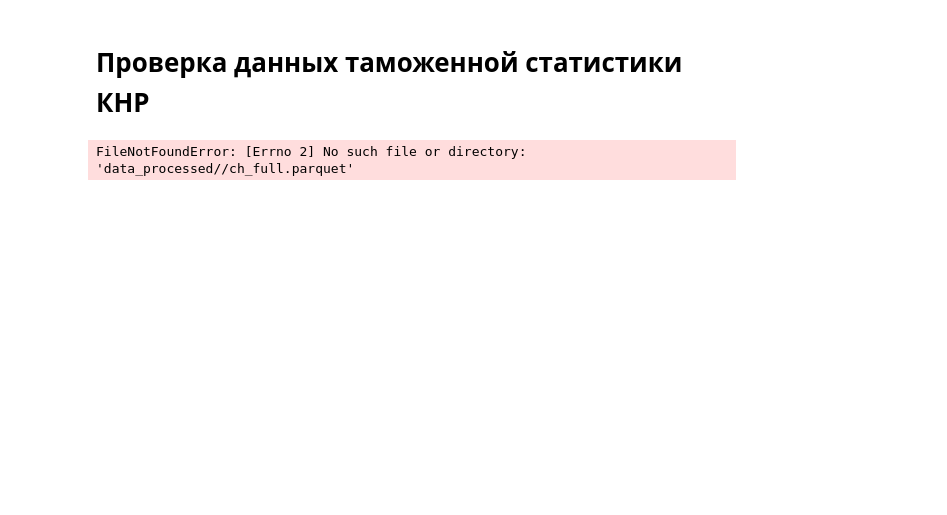
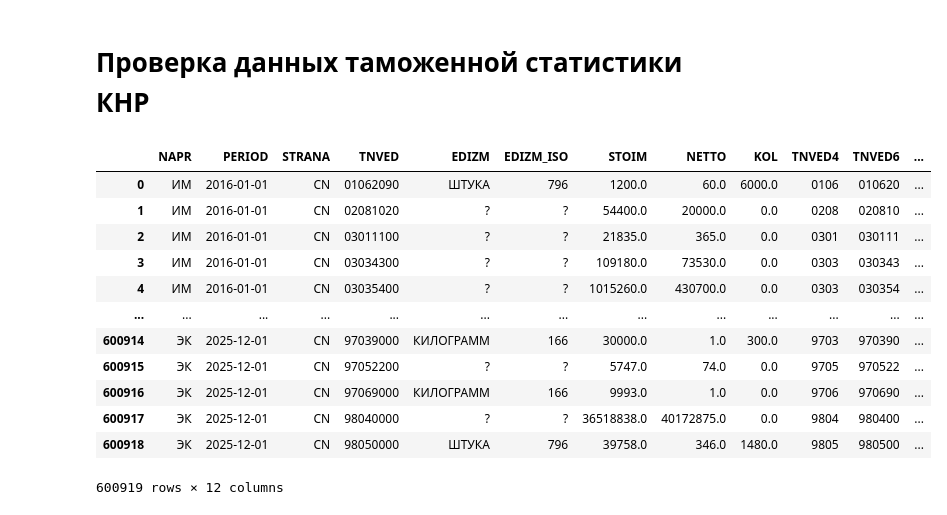
Before and after one commit to quantviews/mgimo-foreign-trade, a Jupyter notebook: src/nb/china-analysis.ipynb, the cells around one changed output. Saved outputs shown, nothing was run; the diff lists cells and outputs as text; code cells hidden in the pictures; blank space fills up the shorter version.

```diff
--- a/src/nb/china-analysis.ipynb
+++ b/src/nb/china-analysis.ipynb
@@ -3,8 +3,21 @@
 # %%
 import pandas as pd
 # %%
-file_path = "data_processed//ch_full.parquet"
+file_path = "../../data_processed/cn_full.parquet"
+df = pd.read_parquet(file_path)
 # %%
-df = pd.read_parquet(file_path)
+df
 # %% [output]
+|  | NAPR | PERIOD | STRANA | TNVED | EDIZM | EDIZM_ISO | STOIM | NETTO | KOL | TNVED4 | TNVED6 | ... |
+| 0 | ИМ | 2016-01-01 | CN | 01062090 | ШТУКА | 796 | 1200.0 | 60.0 | 6000.0 | 0106 | 010620 | ... |
+| 1 | ИМ | 2016-01-01 | CN | 02081020 | ? | ? | 54400.0 | 20000.0 | 0.0 | 0208 | 020810 | ... |
+| 2 | ИМ | 2016-01-01 | CN | 03011100 | ? | ? | 21835.0 | 365.0 | 0.0 | 0301 | 030111 | ... |
+| 3 | ИМ | 2016-01-01 | CN | 03034300 | ? | ? | 109180.0 | 73530.0 | 0.0 | 0303 | 030343 | ... |
+| 4 | ИМ | 2016-01-01 | CN | 03035400 | ? | ? | 1015260.0 | 430700.0 | 0.0 | 0303 | 030354 | ... |
+| ... | ... | ... | ... | ... | ... | ... | ... | ... | ... | ... | ... | ... |
+| 600914 | ЭК | 2025-12-01 | CN | 97039000 | КИЛОГРАММ | 166 | 30000.0 | 1.0 | 300.0 | 9703 | 970390 | ... |
+| 600915 | ЭК | 2025-12-01 | CN | 97052200 | ? | ? | 5747.0 | 74.0 | 0.0 | 9705 | 970522 | ... |
+| 600916 | ЭК | 2025-12-01 | CN | 97069000 | КИЛОГРАММ | 166 | 9993.0 | 1.0 | 0.0 | 9706 | 970690 | ... |
+| 600917 | ЭК | 2025-12-01 | CN | 98040000 | ? | ? | 36518838.0 | 40172875.0 | 0.0 | 9804 | 980400 | ... |
+| 600918 | ЭК | 2025-12-01 | CN | 98050000 | ШТУКА | 796 | 39758.0 | 346.0 | 1480.0 | 9805 | 980500 | ... |
-FileNotFoundError: [Errno 2] No such file or directory: 'data_processed//ch_full.parquet'
+600919 rows × 12 columns
```
Also changed, not shown: 4 other files.
